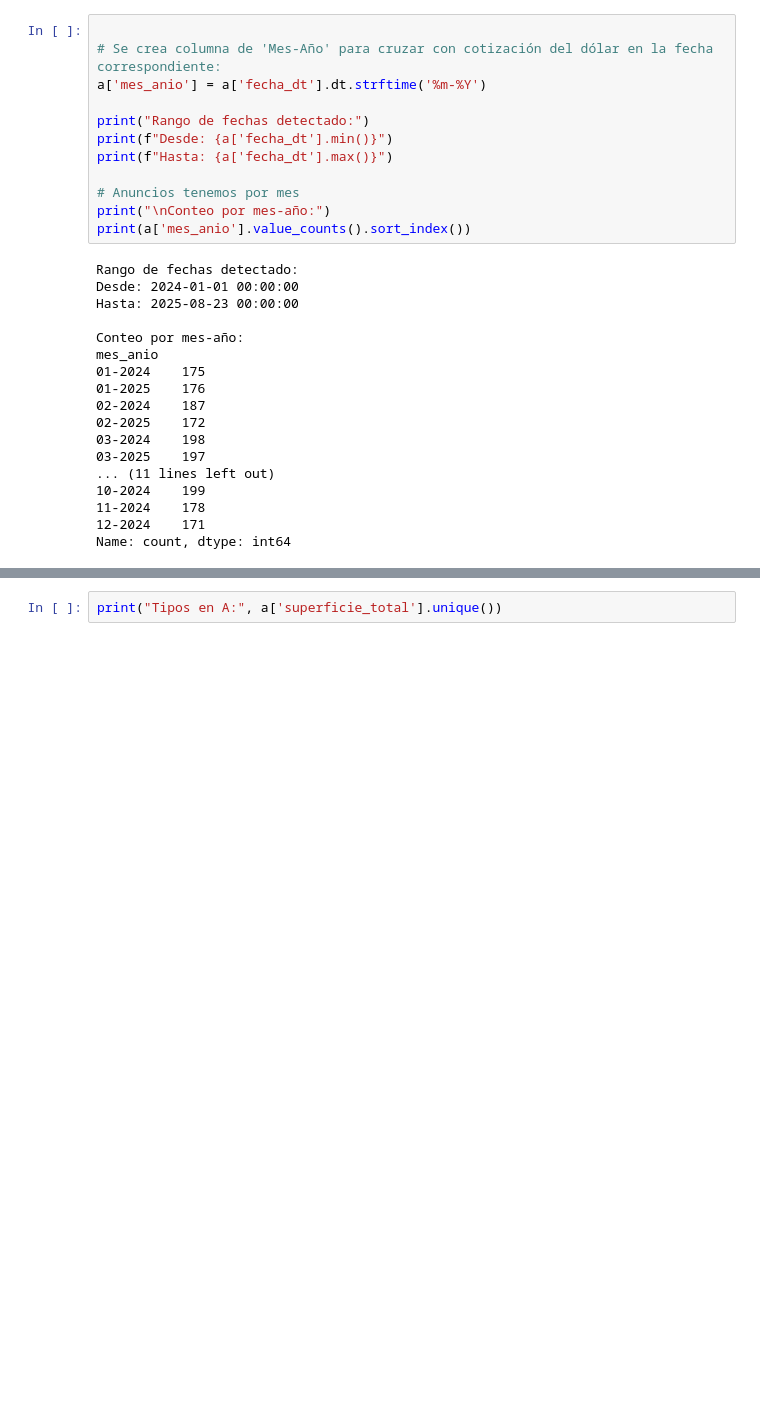
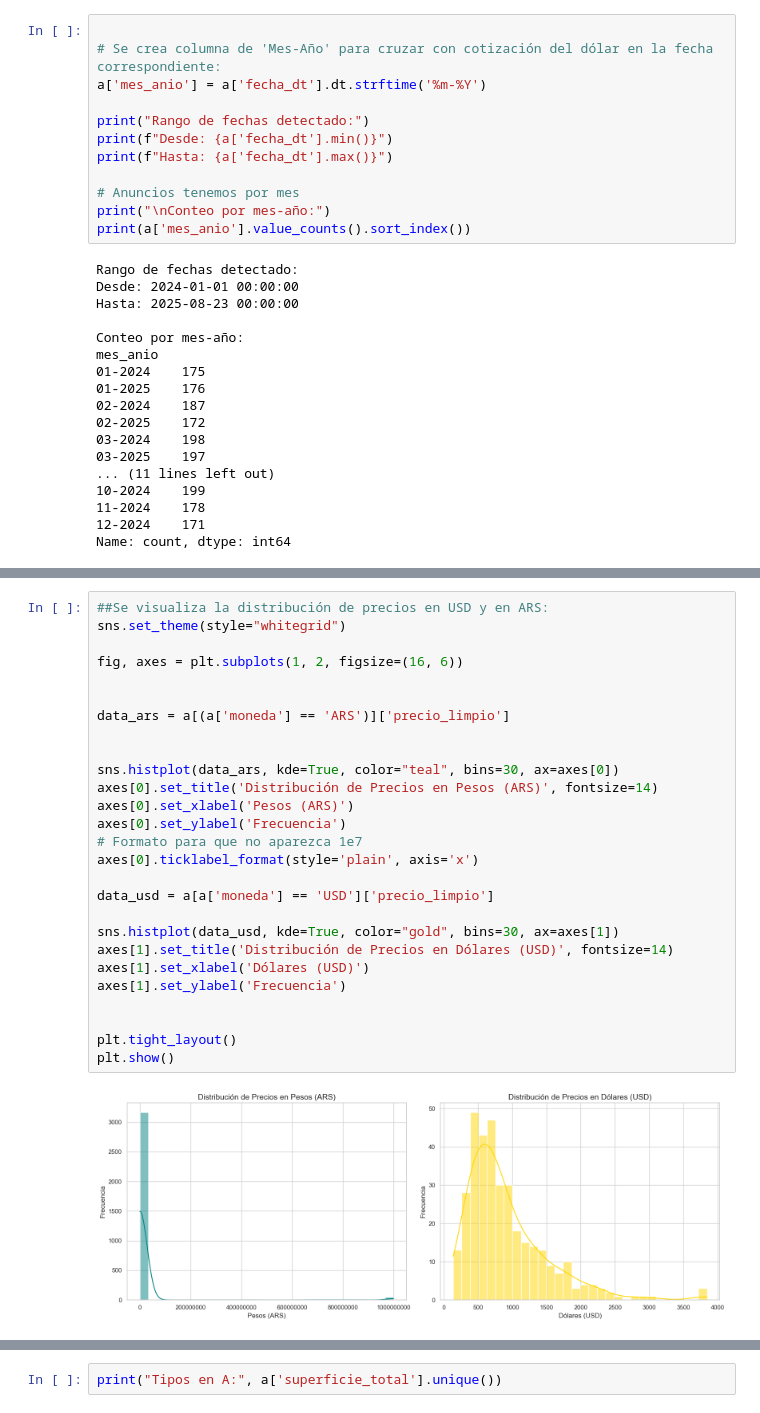
Before and after one commit to Belc-da/prueba-tecnica-ds-propiedata, a Jupyter notebook: notebooks/01_limpieza.ipynb, the cells around one changed output, grey strips where cells are left out. Saved outputs shown, nothing was run; the diff lists cells and outputs as text; blank space fills up the shorter version.

```diff
--- a/notebooks/01_limpieza.ipynb
+++ b/notebooks/01_limpieza.ipynb
@@ -157,0 +195,29 @@ Name: count, dtype: int64
+# %%
+##Se visualiza la distribución de precios en USD y en ARS:
+sns.set_theme(style="whitegrid")
+
+fig, axes = plt.subplots(1, 2, figsize=(16, 6))
+
+
+data_ars = a[(a['moneda'] == 'ARS')]['precio_limpio']
+
+
+sns.histplot(data_ars, kde=True, color="teal", bins=30, ax=axes[0])
+axes[0].set_title('Distribución de Precios en Pesos (ARS)', fontsize=14)
+axes[0].set_xlabel('Pesos (ARS)')
+axes[0].set_ylabel('Frecuencia')
+# Formato para que no aparezca 1e7
+axes[0].ticklabel_format(style='plain', axis='x')
+
+data_usd = a[a['moneda'] == 'USD']['precio_limpio']
+
+sns.histplot(data_usd, kde=True, color="gold", bins=30, ax=axes[1])
+axes[1].set_title('Distribución de Precios en Dólares (USD)', fontsize=14)
+axes[1].set_xlabel('Dólares (USD)')
+axes[1].set_ylabel('Frecuencia')
+
+
+plt.tight_layout()
+plt.show()
+# %% [output]
+[figure, added]
```
Also changed, not shown: parts of 28 cells of this notebook, 1 other file.
